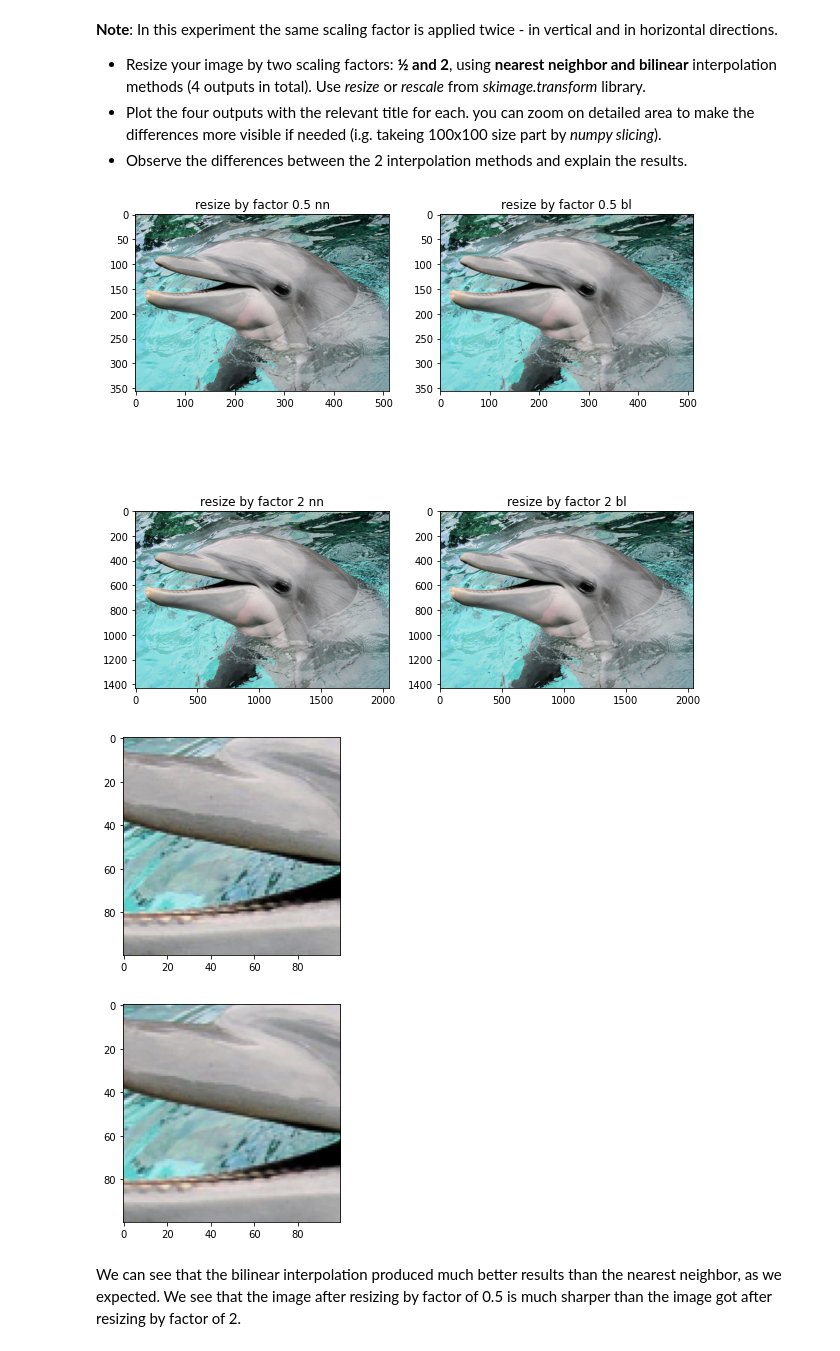
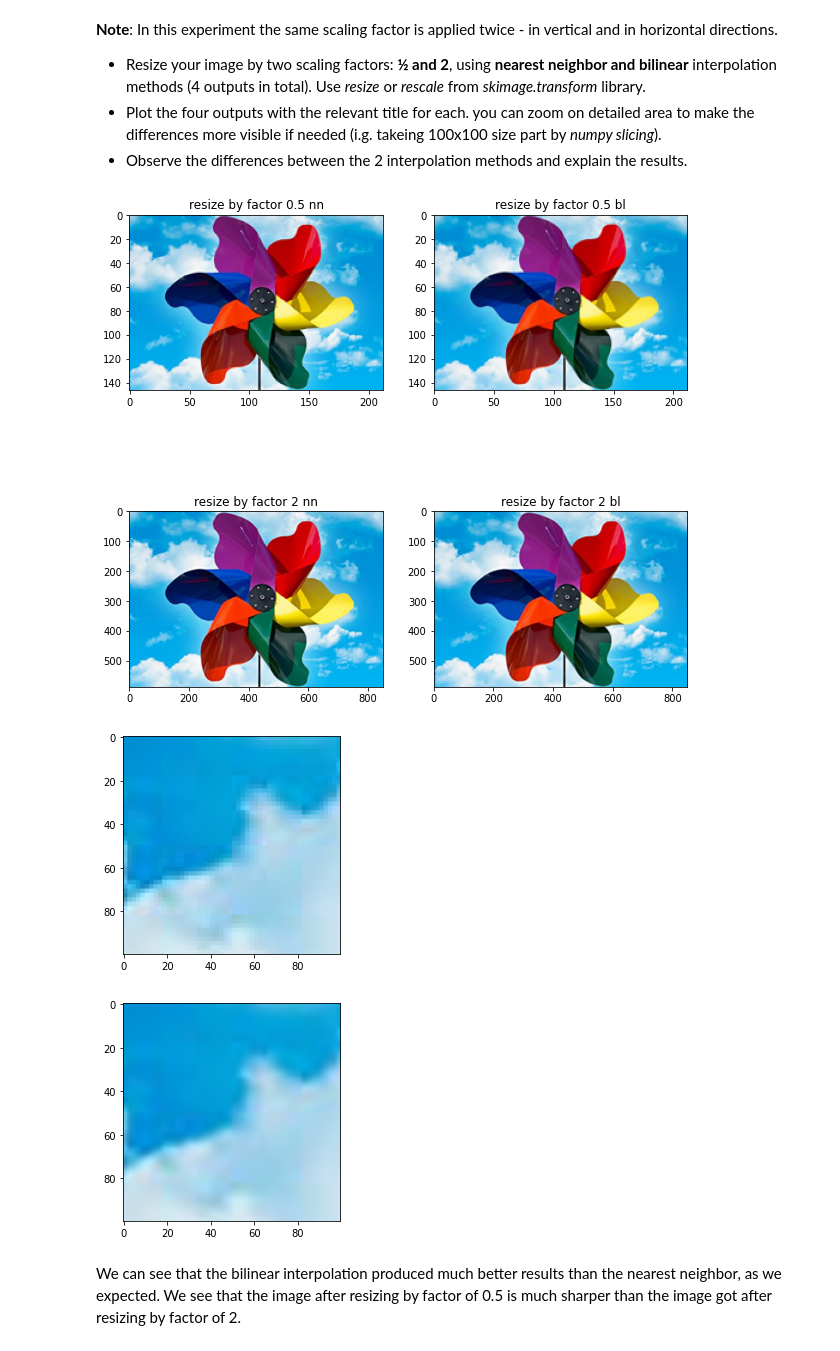
Before and after one commit to nadavschwalb/image_processing, a Jupyter notebook: Copy_of_Lab2_student.ipynb, the cells around one changed output. Cells and saved outputs as stored; diff of their text form; code cells hidden in the pictures.

```diff
--- a/Copy_of_Lab2_student.ipynb
+++ b/Copy_of_Lab2_student.ipynb
@@ -21,7 +21,7 @@ Drive already mounted at /content/drive/; to attempt to forcibly remount, call d
 Load the image of your choise as **gray scale** image (replace lenna).
 # %%
 %cd '/content/drive/My Drive/image_processing/Lab_2'
-img = io.imread('dolphin.bmp')
+img = io.imread('WeatherVane.bmp')
 
 
 print ('Image shape:{}, Image data type:{}'.format(img.shape,img.dtype))
@@ -50,38 +50,38 @@ img1 = transform.rescale(img, 0.5, order=0, multichannel=True)
 img2 = transform.rescale(img, 0.5, order=1, multichannel=True)
 img3 = transform.rescale(img, 2, order=0, multichannel=True)
 img4 = transform.rescale(img, 2, order=1, multichannel=True)
 
 plt.figure(1,figsize=(10,10))
 plt.subplot(221)
 plt.title("resize by factor 0.5 nn")
 plt.imshow(img1)
 
 
 plt.subplot(222)
 plt.imshow(img2)
 plt.title("resize by factor 0.5 bl")
 
 
 plt.subplot(223)
 plt.imshow(img3)
 plt.title("resize by factor 2 nn")
 
 
 plt.subplot(224)
 plt.imshow(img4)
 plt.title("resize by factor 2 bl")
 plt.show()
 
-zoom1 = img1[78:178, 78:178]
-zoom2 = img2[78:178:, 78:178]
+zoom1 = img3[78:178, 78:178]
+zoom2 = img4[78:178:, 78:178]
 plt.imshow(zoom1)
 plt.show()
 plt.imshow(zoom2)
 plt.show()
 # %% [output]
-[figure, old version]
+[figure, new version]
-[figure, old version]
+[figure, new version]
-[figure, old version]
+[figure, new version]
 # %% [markdown]
 We can see that the bilinear interpolation produced much better results than the nearest neighbor, as we expected. We see that the image after resizing by factor of 0.5 is much sharper than the image got after resizing by factor of 2.
 # %% [markdown]
```
Also changed, not shown: parts of 8 cells of this notebook.
